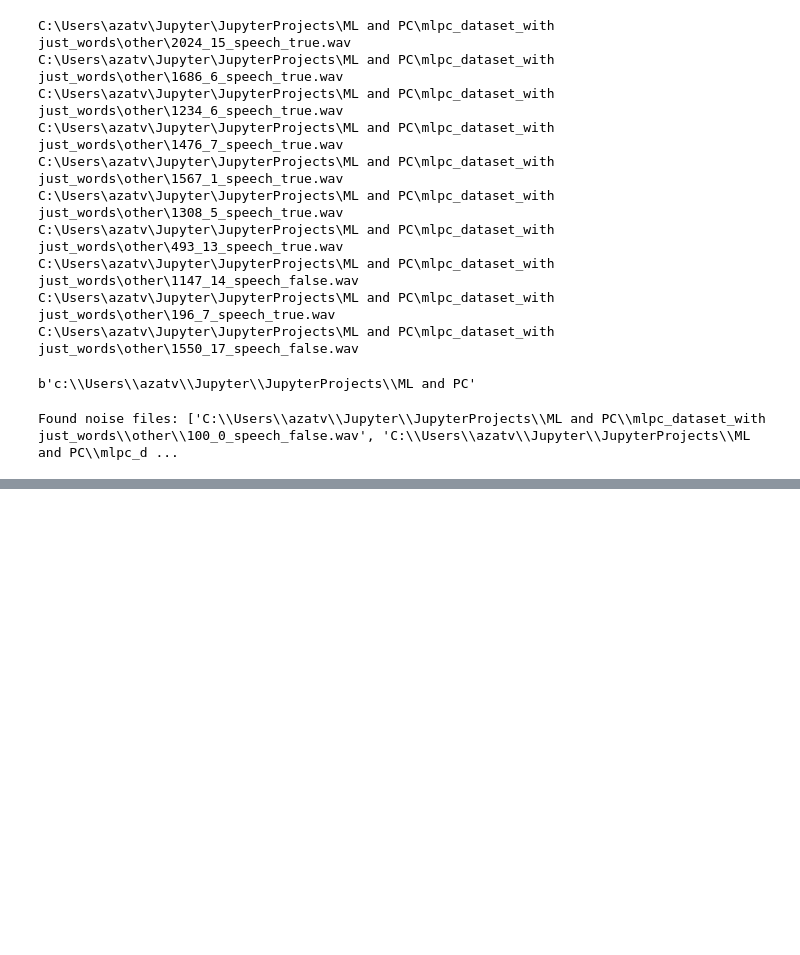
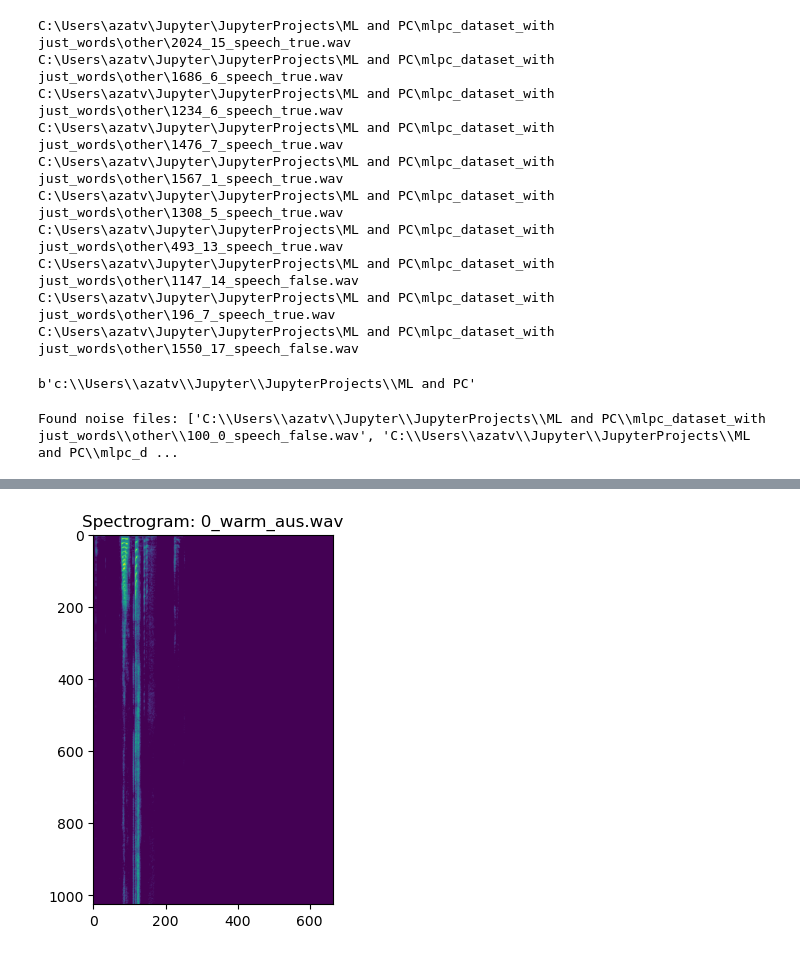
Before and after one commit to qtakmalay/JupyterProjects, a Jupyter notebook: ML and PC/yolo5.ipynb, the cells around one changed output, grey strips where cells are left out. Saved outputs shown, nothing was run; the diff lists cells and outputs as text; code cells hidden in the pictures; blank space fills up the shorter version.

```diff
--- a/ML and PC/yolo5.ipynb
+++ b/ML and PC/yolo5.ipynb
@@ -8,7 +8,7 @@ from pydub import AudioSegment
 from pydub.exceptions import CouldntDecodeError
 
 # Define paths
-base_path = "C:\\Users\\azatv\\Jupyter\\JupyterProjects\\ML and PC\\mlpc_dataset_with just_words"
+base_path = "C:\\Users\\azatv\\\Jupyter\\JupyterProjects\\ML and PC\\mlpc_dataset_with just_words"
 output_path = "C:\\Users\\azatv\\Jupyter\\JupyterProjects\\ML and PC\\dataset"
 os.makedirs(output_path, exist_ok=True)
 os.makedirs(os.path.join(output_path, 'images'), exist_ok=True)
@@ -488,0 +395,85 @@ Playing word 'aus' from 12.61s to 19.37s (278019 to 427134 samples)
+# %%
+import os
+import librosa
+import numpy as np
+import matplotlib.pyplot as plt
+import sounddevice as sd
+
+# Define paths
+output_path = "C:\\Users\\azatv\\Jupyter\\JupyterProjects\\ML and PC\\dataset_test"
+
+# Function to load and parse the labels
+def load_labels(label_path):
+    with open(label_path, 'r') as f:
+        lines = f.readlines()
+    labels = []
+    for line in lines:
+        parts = line.strip().split()
+        if len(parts) == 5:
+            label = {
+                'word': parts[0],
+                'x': float(parts[1]),
+                'y': float(parts[2]),
+                'width': float(parts[3]),
+                'height': float(parts[4])
+            }
+            labels.append(label)
+    return labels
+
+# Function to play specific word
+def play_word(audio, sr, label, total_duration):
+    start_time = (label['x'] - (label['width'] / 2)) * total_duration
+    end_time = (label['x'] + (label['width'] / 2)) * total_duration
+    start_sample = int(start_time * sr)
+    end_sample = int(end_time * sr)
+
+    print(f"Playing word '{label['word']}' from {start_time:.2f}s to {end_time:.2f}s ({start_sample} to {end_sample} samples)")
+
+    if end_sample > len(audio):
+        end_sample = len(audio)
+
+    word_audio = audio[start_sample:end_sample]
+
+    if np.max(np.abs(word_audio)) > 0:
+        word_audio = word_audio / np.max(np.abs(word_audio))  # Normalize to -1 to 1
+    word_audio = word_audio * 0.5  # Adjust volume if needed
+
+    sd.play(word_audio, sr)
+    sd.wait()
+
+# List all generated files
+wav_files = [f for f in os.listdir(os.path.join(output_path, 'images')) if f.endswith('.wav')]
+txt_files = [f for f in os.listdir(os.path.join(output_path, 'labels')) if f.endswith('.txt')]
+png_files = [f for f in os.listdir(os.path.join(output_path, 'images')) if f.endswith('.png')]
+
+# Ensure there are files to process
+if not wav_files or not txt_files or not png_files:
+    print("No files found to process.")
+else:
+    # Select a file to test
+    test_index = 0
+    wav_file = os.path.join(output_path, 'images', wav_files[test_index])
+    txt_file = os.path.join(output_path, 'labels', txt_files[test_index])
+    png_file = os.path.join(output_path, 'images', png_files[test_index])
+
+    print(f"Testing file: {wav_file}")
+
+    # Load the audio file
+    audio, sr = librosa.load(wav_file, sr=None)
+
+    # Load the labels
+    labels = load_labels(txt_file)
+
+    # Compute the total duration of the audio
+    total_duration = len(audio) / sr
+
+    # Display the spectrogram image
+    plt.imshow(plt.imread(png_file))
+    plt.title(f"Spectrogram: {wav_files[test_index]}")
+    plt.show()
+
+    # Play the specific words based on the labels
+    for label in labels:
+        print(f"Playing word: {label['word']}")
+        play_word(audio, sr, label, total_duration)
+# %% [output]
@@ -488,0 +481 @@ Playing word 'aus' from 12.61s to 19.37s (278019 to 427134 samples)
+[figure, added]
```
Also changed, not shown: parts of 3 cells of this notebook, 1 other file.
